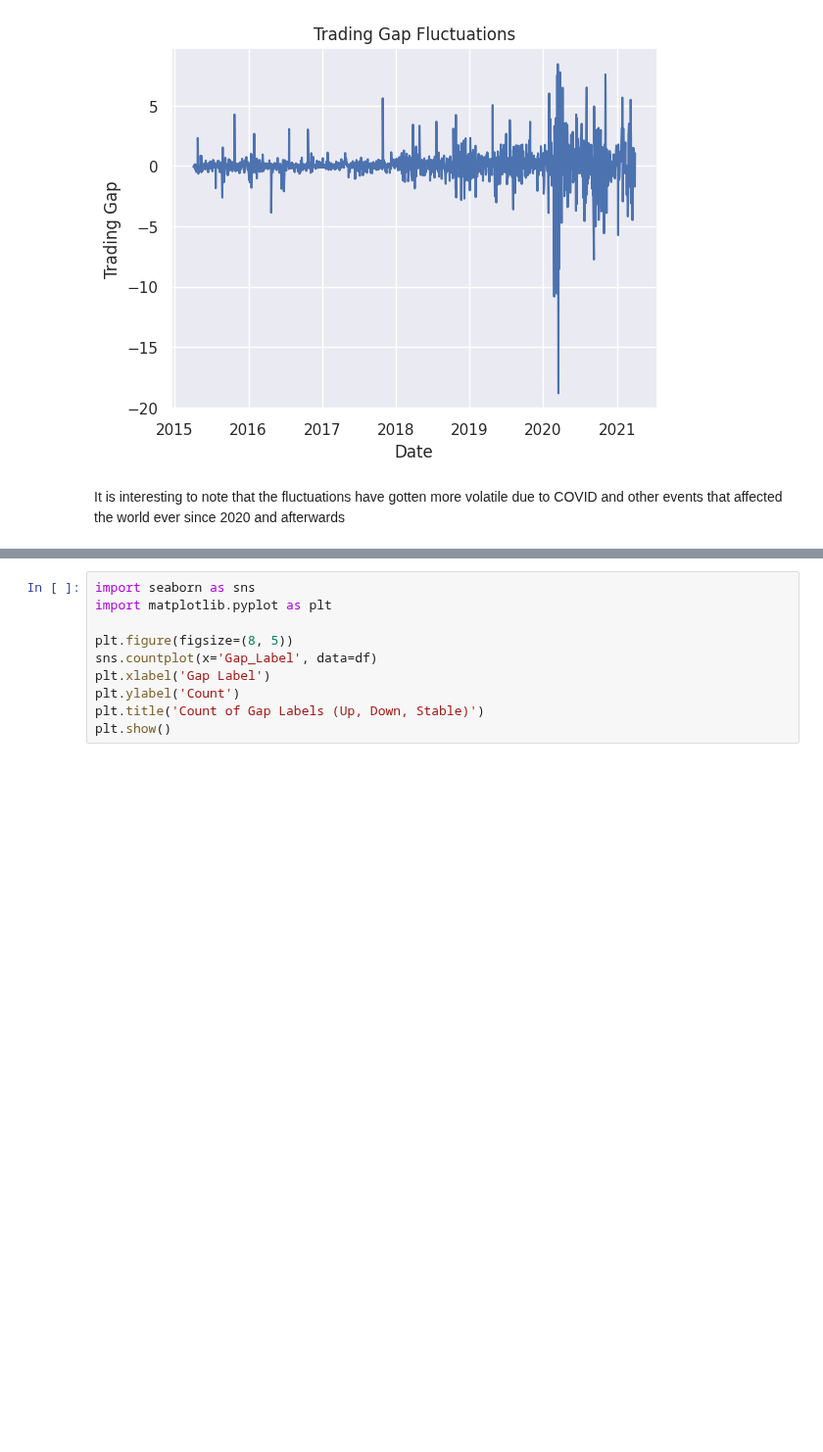
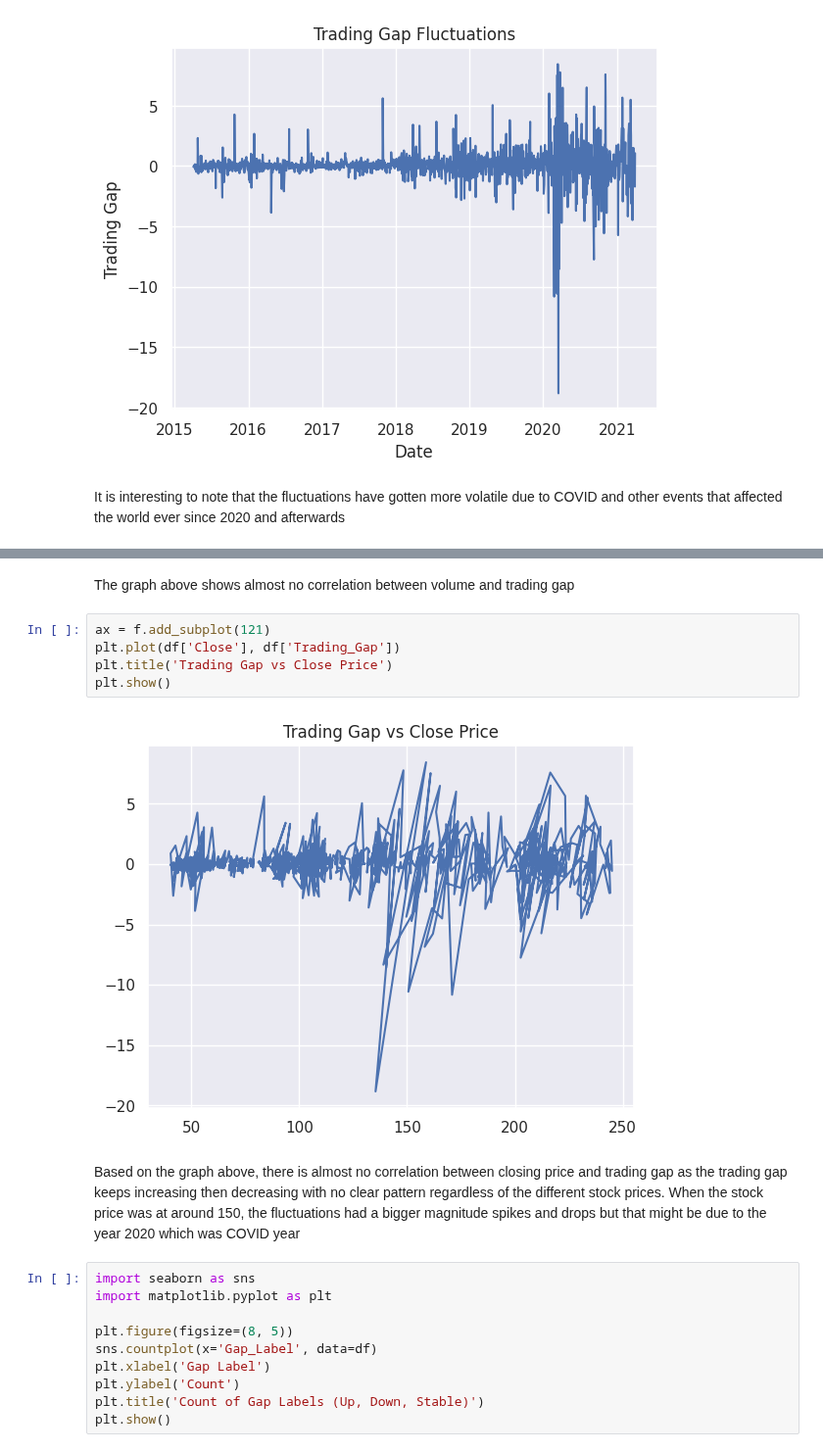
Before and after one commit to Jowayria-27/Artifical-Intelligence-Project, a Jupyter notebook: Microsoft Stocks Prediction.ipynb, the cells around one changed output, grey strips where cells are left out. Shown at 98% size. Drawn from its saved outputs; the diff is of its cells as text; blank space fills up the shorter version.

```diff
--- a/Microsoft Stocks Prediction.ipynb
+++ b/Microsoft Stocks Prediction.ipynb
@@ -312,3 +339,14 @@ It is interesting to note that the fluctuations have gotten more volatile due to
+# %% [markdown]
+The graph above shows almost no correlation between volume and trading gap
+# %%
+ax = f.add_subplot(121)
+plt.plot(df['Close'], df['Trading_Gap'])
+plt.title('Trading Gap vs Close Price')
+plt.show()
+# %% [output]
+[figure, added]
+# %% [markdown]
+Based on the graph above, there is almost no correlation between closing price and trading gap as the trading gap keeps increasing then decreasing with no clear pattern regardless of the different stock prices. When the stock price was at around 150, the fluctuations had a bigger magnitude spikes and drops but that might be due to the year 2020 which was COVID year
 # %%
 import seaborn as sns
 import matplotlib.pyplot as plt
```
Also changed, not shown: parts of 22 cells of this notebook.
